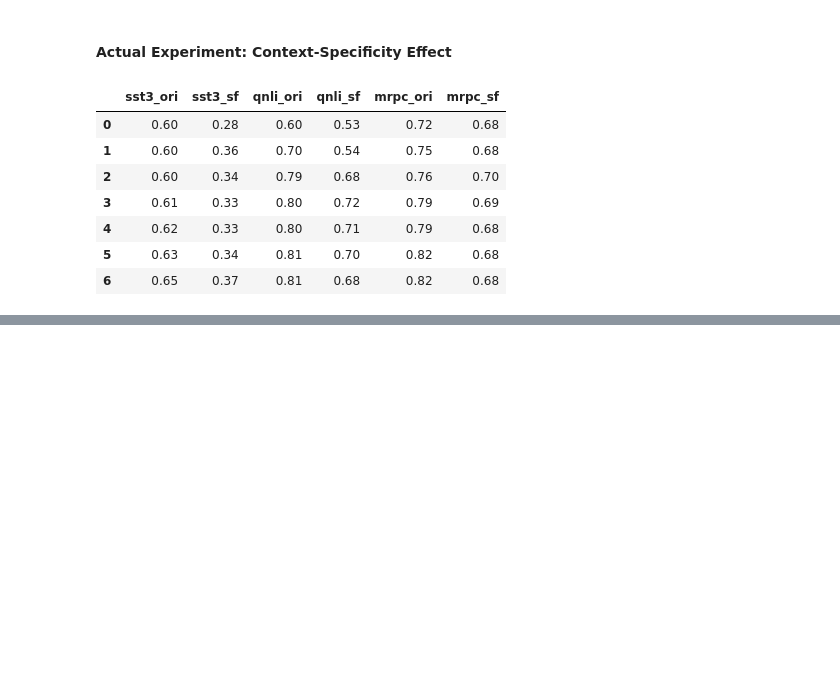
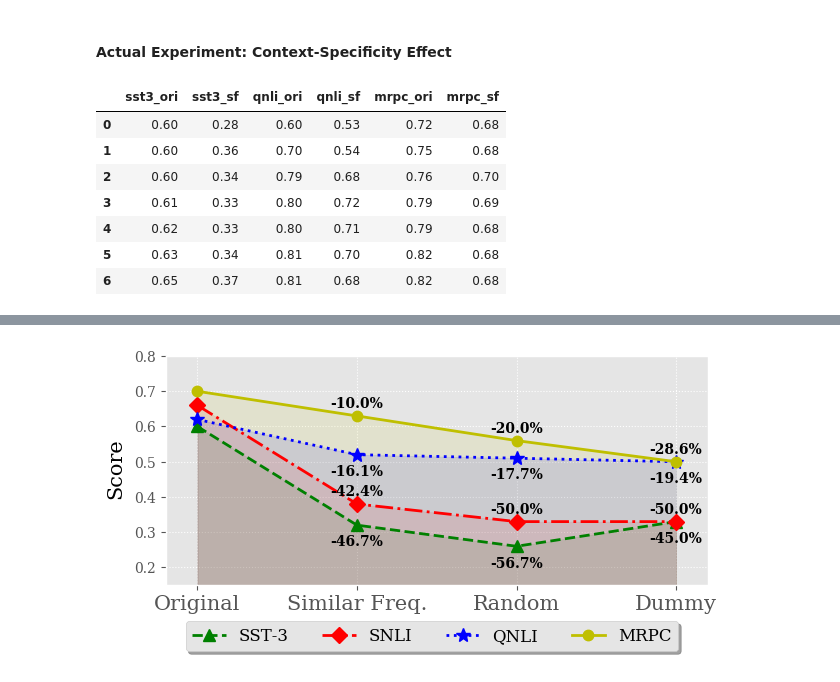
Before and after one commit to frankaging/limits-cross-domain-transfer, a Jupyter notebook: code/visualization_helpers.ipynb, the cells around one changed output, grey strips where cells are left out. Cells and saved outputs as stored; diff of their text form; code cells hidden in the pictures; blank space fills up the shorter version.

```diff
--- a/code/visualization_helpers.ipynb
+++ b/code/visualization_helpers.ipynb
@@ -1078,0 +1094,3 @@ plt.show()
+# %%
+exp_data_1 = pd.read_csv("../data-files/bow-zero-shot.csv", delimiter=",")
+exp_data_1
@@ -1078,0 +1103,79 @@ plt.show()
+# %%
+import matplotlib.pyplot as plt
+plt.style.use("ggplot")
+plt.rcParams["font.family"] = "DejaVu Serif"
+font = {'family' : 'DejaVu Serif',
+        'size'   : 10}
+plt.rc('font', **font)
+fig, axs = plt.subplots(1, 1, figsize=(7, 4))
+x_labels = ["Original", "Similar Freq.", "Random", "Dummy"]
+x = [1,2,3,4]
+j = 0
+task = "sst3"
+# axs.title.set_text('SST3')
+axs.set_xticks(x)
+axs.set_xticklabels(x_labels, size=15)
+axs.set_xlim(0.8,4.2)
+
+axs.errorbar(x, exp_data_1["SST3"], linewidth=2,
+                   color="green", linestyle="--", marker="^", markersize=8,
+                   capsize=2, capthick=1, ecolor='g', label='SST-3')
+axs.fill_between(x, exp_data_1[f"SST3"], alpha=0.1, color="g")
+for m in range(0, len(exp_data_1[f"SST3"])):
+    diss_perc =round((exp_data_1[f"SST3"][m] - exp_data_1[f"SST3"][0])*100/exp_data_1[f"SST3"][0],1)
+    if m != 0:
+        axs.annotate(f'{diss_perc}%', xy =(x[m], exp_data_1[f"SST3"][m]),
+                           textcoords="offset points", # how to position the text
+                           xytext=(0,-15), # distance from text to points (x,y)
+                           ha='center', weight='bold')
+
+
+axs.errorbar(x, exp_data_1["SNLI"], linewidth=2, linestyle="-.",
+                   color="r", marker="D", markersize=8,
+                   capsize=2, capthick=1, ecolor='r', label='SNLI')
+axs.fill_between(x, exp_data_1[f"SNLI"], alpha=0.1, color="r")
+for m in range(0, len(exp_data_1[f"SNLI"])):
+    diss_perc =round((exp_data_1[f"SNLI"][m] - exp_data_1[f"SNLI"][0])*100/exp_data_1[f"SNLI"][0],1)
+    if m != 0:
+        axs.annotate(f'{diss_perc}%', xy =(x[m], exp_data_1[f"SNLI"][m]),
+                           textcoords="offset points", # how to position the text
+                           xytext=(0,6), # distance from text to points (x,y)
+                           ha='center', weight='bold')
+
+axs.errorbar(x, exp_data_1["QNLI"], linewidth=2, linestyle=":",
+                   color="b", marker="*", markersize=10,
+                   capsize=2, capthick=1, ecolor='b', label='QNLI')
+axs.fill_between(x, exp_data_1[f"QNLI"], alpha=0.1, color="b")
+for m in range(0, len(exp_data_1[f"QNLI"])):
+    diss_perc =round((exp_data_1[f"QNLI"][m] - exp_data_1[f"QNLI"][0])*100/exp_data_1[f"QNLI"][0],1)
+    if m != 0:
+        axs.annotate(f'{diss_perc}%', xy =(x[m], exp_data_1[f"QNLI"][m]),
+                           textcoords="offset points", # how to position the text
+                           xytext=(0,-15), # distance from text to points (x,y)
+                           ha='center', weight='bold')
+
+
+axs.errorbar(x, exp_data_1["MRPC"], linewidth=2,
+                   color="y", marker=".", markersize=15,
+                   capsize=2, capthick=1, ecolor='y', label='MRPC')
+axs.fill_between(x, exp_data_1[f"MRPC"], alpha=0.1, color="y")
+for m in range(0, len(exp_data_1[f"MRPC"])):
+    diss_perc =round((exp_data_1[f"MRPC"][m] - exp_data_1[f"MRPC"][0])*100/exp_data_1[f"MRPC"][0],1)
+    if m != 0:
+        axs.annotate(f'{diss_perc}%', xy =(x[m], exp_data_1[f"MRPC"][m]),
+                           textcoords="offset points", # how to position the text
+                           xytext=(0,6), # distance from text to points (x,y)
+                           ha='center', weight='bold')
+
+x0,x1 = axs.get_xlim()
+y0,y1 = axs.get_ylim()
+axs.set_aspect(((x1-x0)/(y1-y0))*0.5)
+axs.grid(linestyle=':')
+axs.set_ylim(0.15, 0.8)
+fig.legend(loc='lower center', bbox_to_anchor=(0.48, 0.013),
+           ncol=4, fancybox=True, shadow=True, fontsize=12)
+fig.text(0.04, 0.5, 'Score', va='center', rotation='vertical', size=15)
+plt.savefig("../data-files/BoW-zero-shot.png",dpi=1000,bbox_inches='tight')
+# plt.show()
+# %% [output]
+[figure, added]
```
Also changed, not shown: parts of 3 cells of this notebook, 5 other files.
